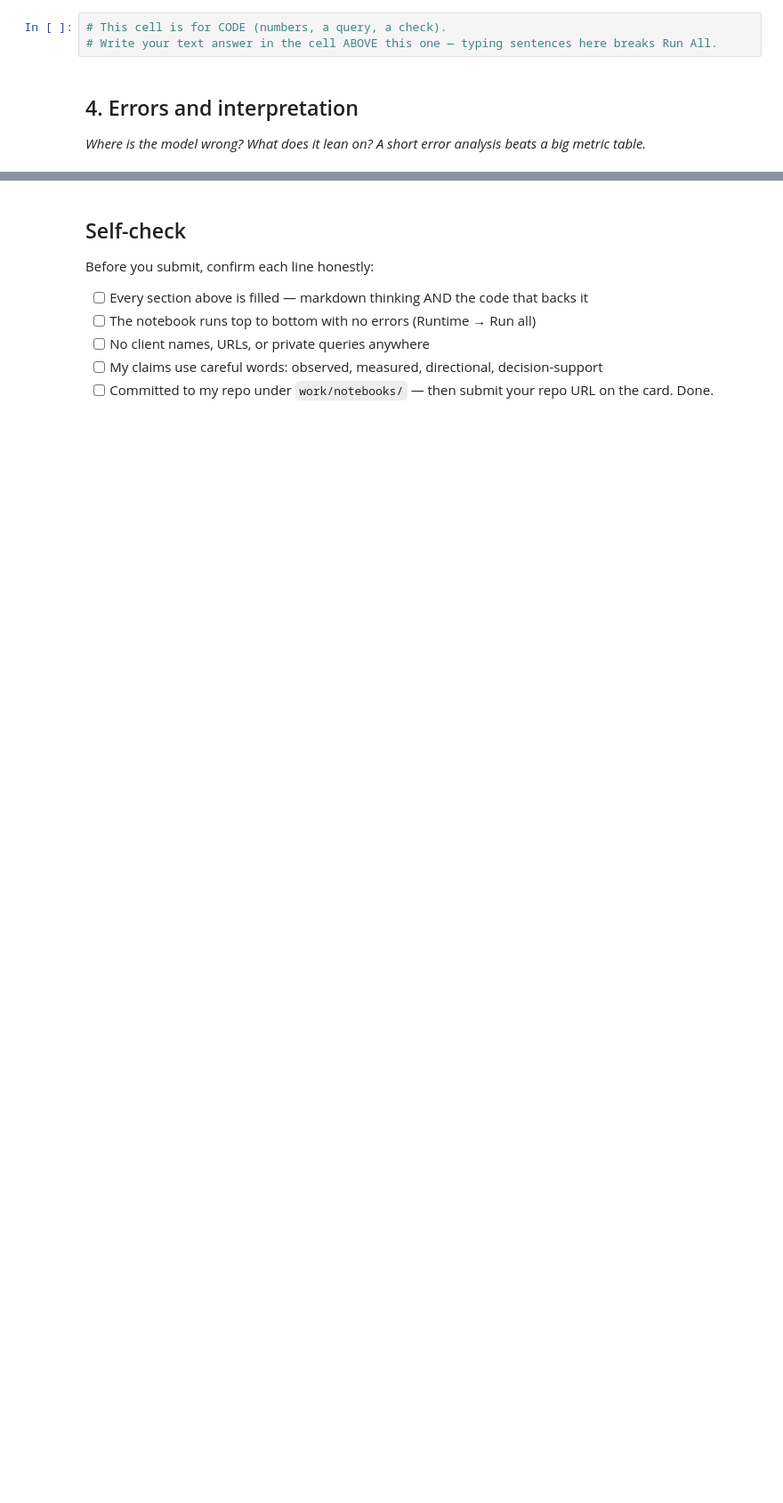
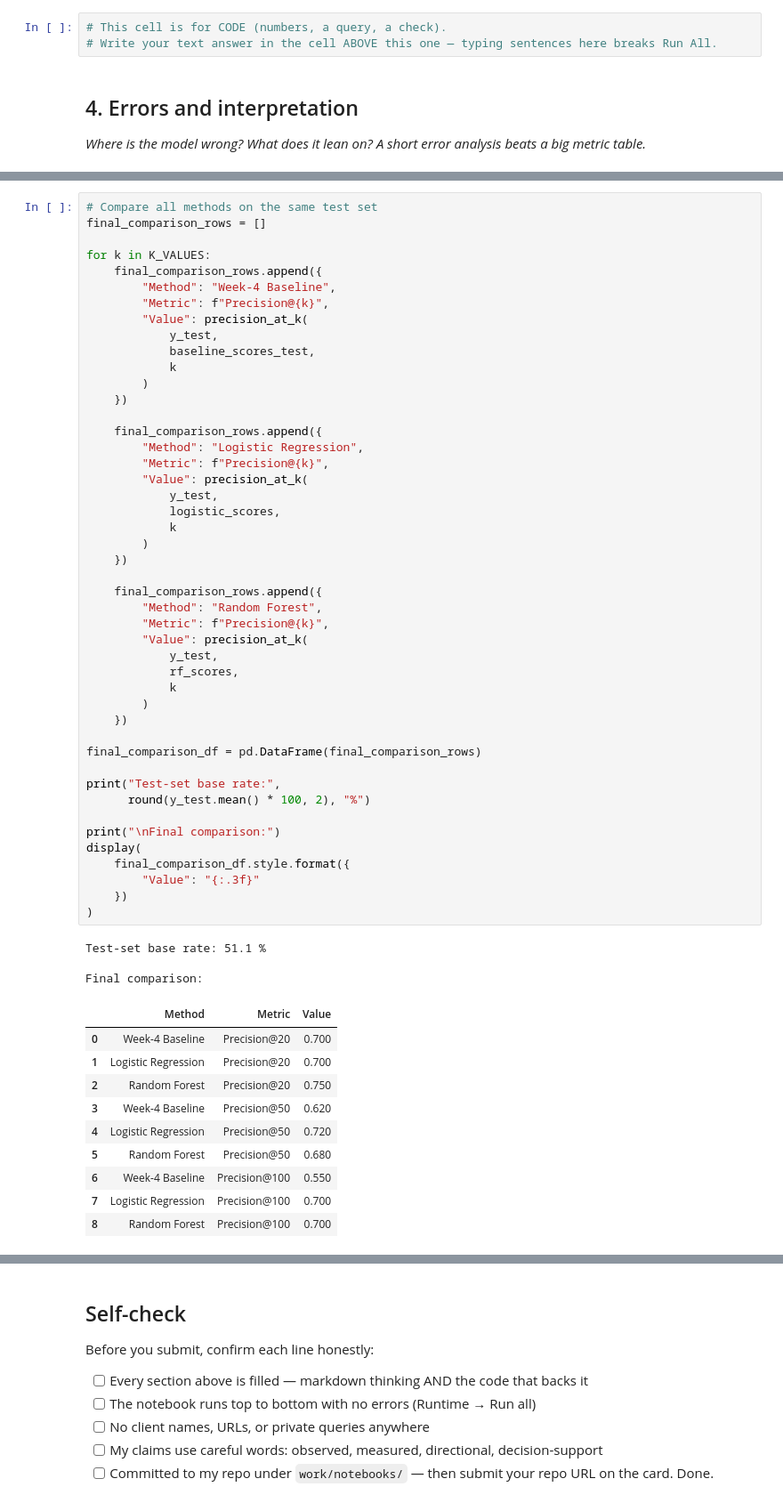
Before and after one commit to qurban-12/ML_internship_Qurban, a Jupyter notebook: work/notebooks/w05_model.ipynb, the cells around one changed output, grey strips where cells are left out. Shown at 89% size. Drawn from its saved outputs; the diff is of its cells as text; blank space fills up the shorter version.

Commit message:
week 5 task done

```diff
--- a/work/notebooks/w05_model.ipynb
+++ b/work/notebooks/w05_model.ipynb
@@ -36,0 +751,60 @@ This skeleton is yours to fill. Work the sections **in order** — each one has
+# %%
+# Compare all methods on the same test set
+final_comparison_rows = []
+
+for k in K_VALUES:
+    final_comparison_rows.append({
+        "Method": "Week-4 Baseline",
+        "Metric": f"Precision@{k}",
+        "Value": precision_at_k(
+            y_test,
+            baseline_scores_test,
+            k
+        )
+    })
+
+    final_comparison_rows.append({
+        "Method": "Logistic Regression",
+        "Metric": f"Precision@{k}",
+        "Value": precision_at_k(
+            y_test,
+            logistic_scores,
+            k
+        )
+    })
+
+    final_comparison_rows.append({
+        "Method": "Random Forest",
+        "Metric": f"Precision@{k}",
+        "Value": precision_at_k(
+            y_test,
+            rf_scores,
+            k
+        )
+    })
+
+final_comparison_df = pd.DataFrame(final_comparison_rows)
+
+print("Test-set base rate:",
+      round(y_test.mean() * 100, 2), "%")
+
+print("\nFinal comparison:")
+display(
+    final_comparison_df.style.format({
+        "Value": "{:.3f}"
+    })
+)
+# %% [output]
+Test-set base rate: 51.1 %
+
+Final comparison:
+|  | Method | Metric | Value |
+| 0 | Week-4 Baseline | Precision@20 | 0.700 |
+| 1 | Logistic Regression | Precision@20 | 0.700 |
+| 2 | Random Forest | Precision@20 | 0.750 |
+| 3 | Week-4 Baseline | Precision@50 | 0.620 |
+| 4 | Logistic Regression | Precision@50 | 0.720 |
+| 5 | Random Forest | Precision@50 | 0.680 |
+| 6 | Week-4 Baseline | Precision@100 | 0.550 |
+| 7 | Logistic Regression | Precision@100 | 0.700 |
+| 8 | Random Forest | Precision@100 | 0.700 |
```
Also changed, not shown: parts of 35 cells of this notebook.
